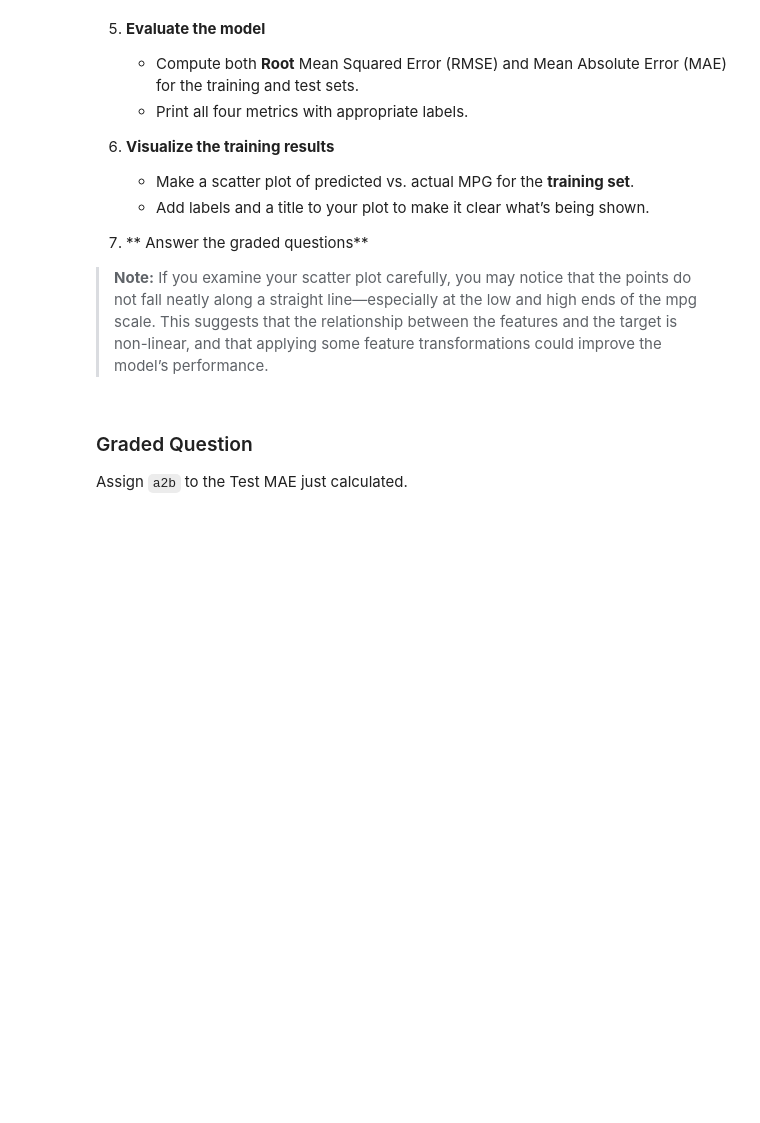
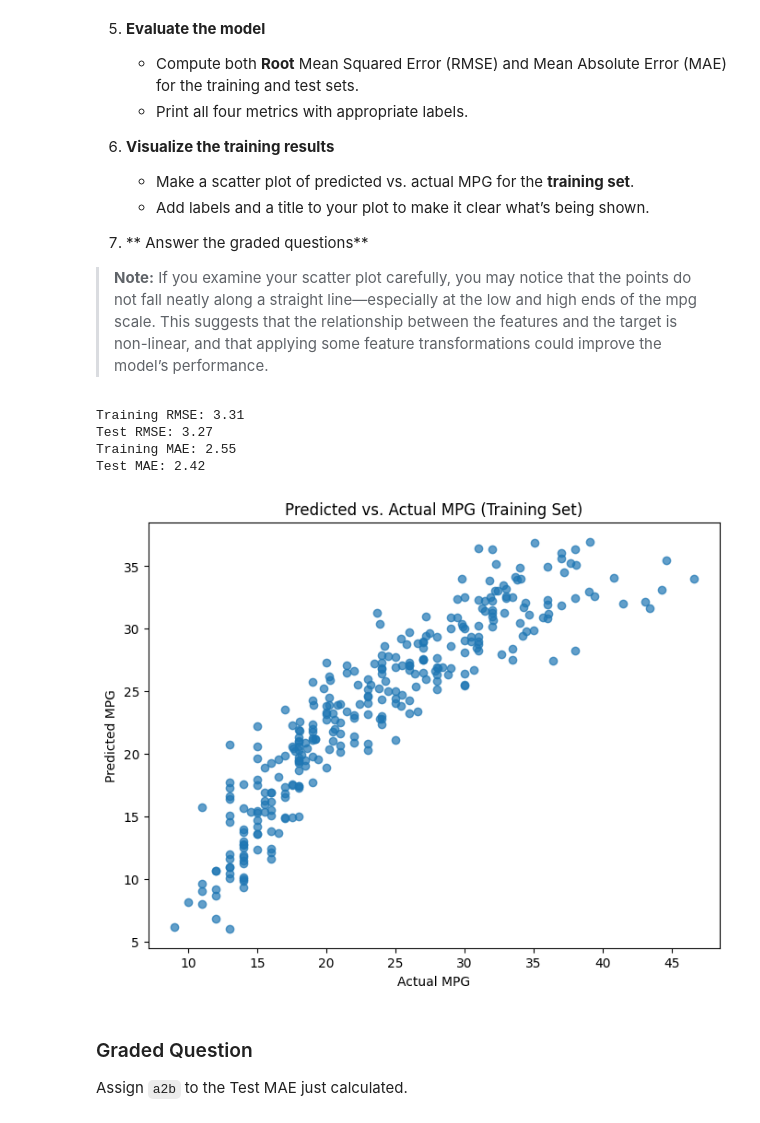
Before and after one commit to Smi7hey13/OMDS603, a Jupyter notebook: Module-3-Assignments-main/Homework_03.ipynb, the cells around one changed output. Drawn from its saved outputs; the diff is of its cells as text; code cells hidden in the pictures; blank space fills up the shorter version.

```diff
--- a/Module-3-Assignments-main/Homework_03.ipynb
+++ b/Module-3-Assignments-main/Homework_03.ipynb
@@ -496,6 +496,24 @@ baseline_train_rmse = np.sqrt(mean_squared_error(y_train, y_train_pred))
 baseline_test_rmse = np.sqrt(mean_squared_error(y_test, y_test_pred))
 baseline_train_mae = mean_absolute_error(y_train, y_train_pred)
 baseline_test_mae = mean_absolute_error(y_test, y_test_pred)
+# %%
+print(f"Training RMSE: {baseline_train_rmse:.2f}")
+print(f"Test RMSE: {baseline_test_rmse:.2f}")
+print(f"Training MAE: {baseline_train_mae:.2f}")
+print(f"Test MAE: {baseline_test_mae:.2f}")
+
+plt.figure(figsize=(8, 6))
+plt.scatter(y_train, y_train_pred, alpha=0.7)
+plt.xlabel("Actual MPG")
+plt.ylabel("Predicted MPG")
+plt.title("Predicted vs. Actual MPG (Training Set)")
+plt.show()
+# %% [output]
+Training RMSE: 3.31
+Test RMSE: 3.27
+Training MAE: 2.55
+Test MAE: 2.42
+[figure, added]
 # %% [markdown]
 ### Graded Question
 
```
Also changed, not shown: parts of 4 cells of this notebook.
